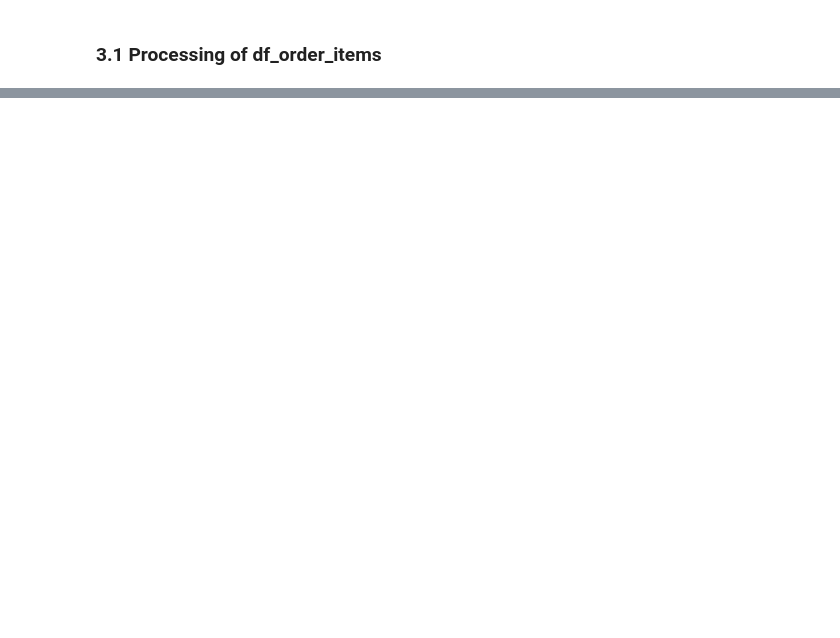
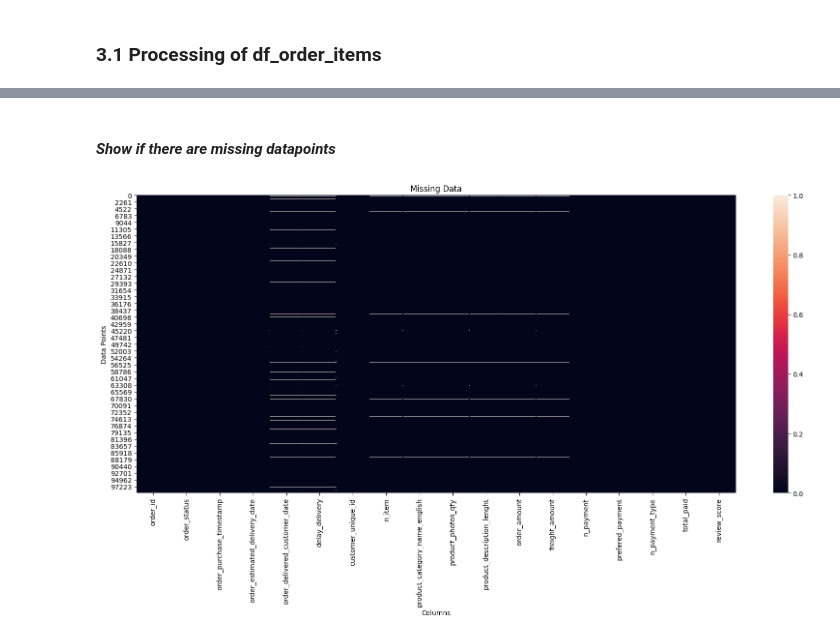
Before and after one commit to mariusbiteau/Ecommerce-Customer-Segmentation, a Jupyter notebook: EDA_Ecommerce_Customer_Segmentation.ipynb, the cells around one changed output, grey strips where cells are left out. Cells and saved outputs as stored; diff of their text form; code cells hidden in the pictures; blank space fills up the shorter version.

```diff
--- a/EDA_Ecommerce_Customer_Segmentation.ipynb
+++ b/EDA_Ecommerce_Customer_Segmentation.ipynb
@@ -212,0 +357,3 @@ Regrouper les order item id en order id en aggrégeant les données au plus pert
+# %%
+orders = df_dict['orders']
+orders.head()
@@ -212,0 +367,11 @@ Regrouper les order item id en order id en aggrégeant les données au plus pert
+# %%
+timestamp = ['order_purchase_timestamp',
+             'order_delivered_customer_date',
+             'order_estimated_delivery_date']
+
+for t in timestamp:
+    orders[t] = pd.to_datetime(orders[t],
+                               format="%Y-%m-%d %H:%M:%S")
+# %%
+orders['delay_delivery'] = orders.order_estimated_delivery_date - orders.order_delivered_customer_date
+orders.head(5)
@@ -212,0 +439,23 @@ Regrouper les order item id en order id en aggrégeant les données au plus pert
+# %%
+columns = ['order_id',
+           'order_status',
+           'order_purchase_timestamp',
+           'order_estimated_delivery_date',
+           'order_delivered_customer_date',
+           'delay_delivery',
+           'customer_unique_id',
+           'n_item',
+           'product_category_name_english',
+           'product_photos_qty',
+           'product_description_lenght',
+           'order_amount',
+           'freight_amount',
+           'n_payment',
+           'prefered_payment',
+           'n_payment_type',
+           'total_paid',
+           'review_score']
+
+df_orders = df_orders_raw[columns].copy()
+
+df_orders.head()
@@ -212,0 +506,8 @@ Regrouper les order item id en order id en aggrégeant les données au plus pert
+# %% [markdown]
+#### *Show if there are missing datapoints*
+# %%
+fig, ax = plt.subplots(figsize=(20,8))
+sns.heatmap(df_orders.isnull(), ax=ax).set(title = 'Missing Data', xlabel = 'Columns', ylabel = 'Data Points')
+plt.show()
+# %% [output]
+[figure, added]
```
Also changed, not shown: parts of 66 cells of this notebook.
